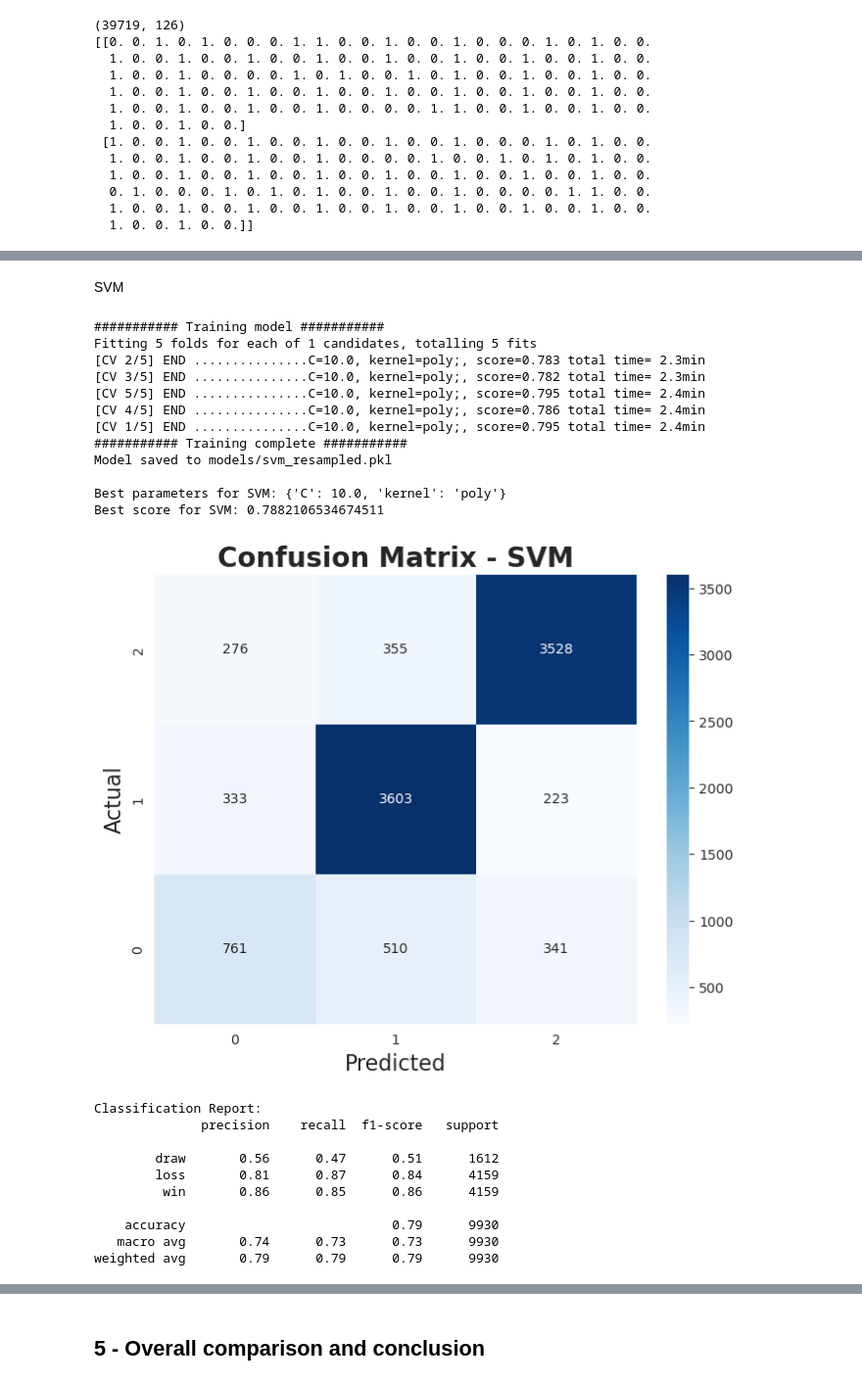
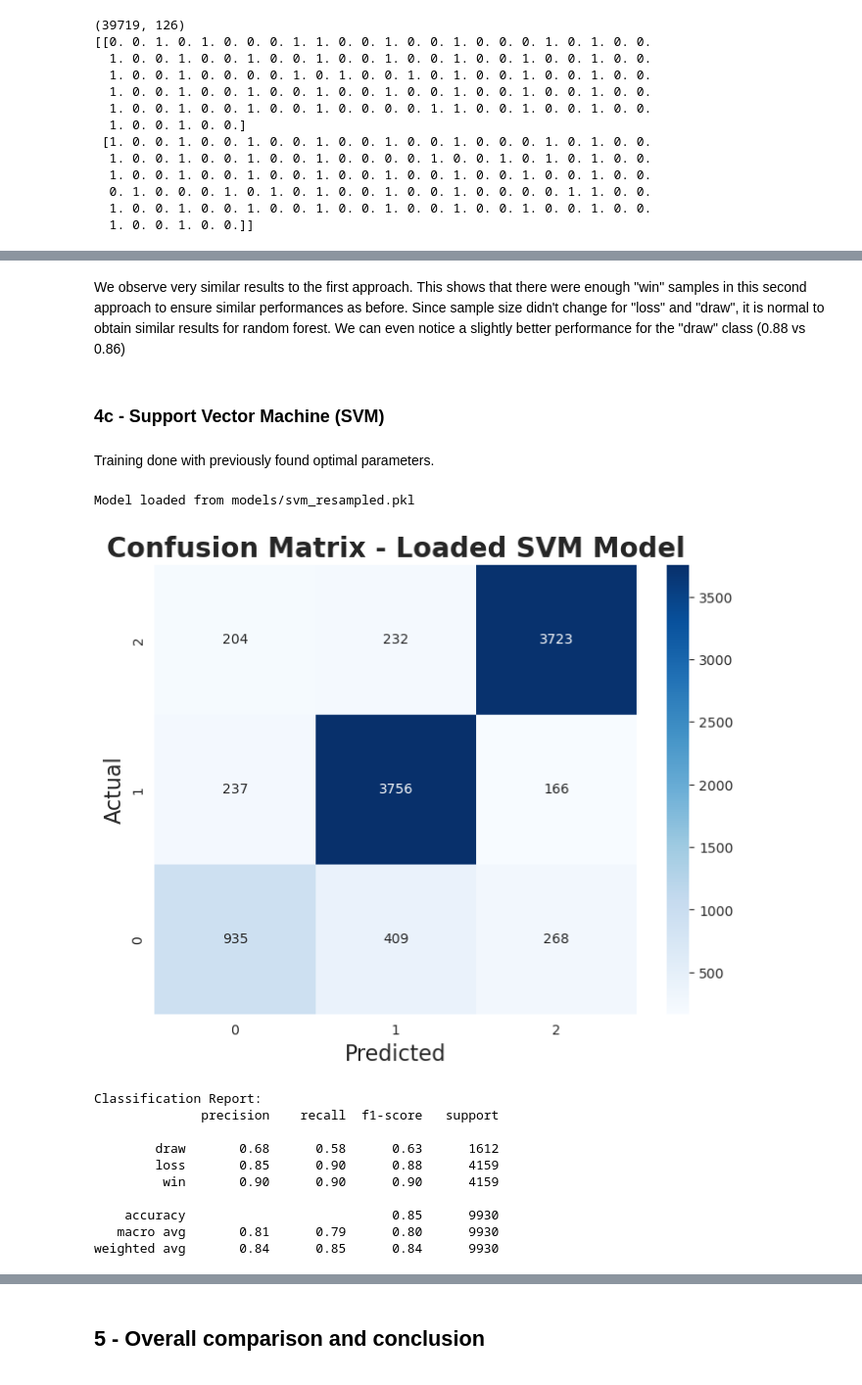
Before and after one commit to ali-hou-supaero/ML_Connect4_Project, a Jupyter notebook: project.ipynb, the cells around one changed output, grey strips where cells are left out. Shown at 98% size. Drawn from its saved outputs; the diff is of its cells as text; code cells hidden in the pictures.

```diff
--- a/project.ipynb
+++ b/project.ipynb
@@ -521,7 +525,7 @@ if choice == 'train':
     }
 
     # Initialize the classifier
-    xgb = XGBClassifier(use_label_encoder=False, eval_metric='mlogloss', random_state=42)
+    xgb = XGBClassifier(eval_metric='mlogloss', random_state=42)
 
     # Initialize GridSearchCV for XGBoost
     grid_search_xgb = GridSearchCV(estimator=xgb, param_grid=param_grid_xgb, cv=5, n_jobs=-1, verbose=3)
@@ -685,6 +695,6 @@ RANDOM FOREST
 # %%
-choice = input("Do you want to train the Random Forest model or load it? (type 'train' or 'load'): ").strip().lower()
-model_name = input("Enter Random Forest model filename to create or load (e.g., rf.pkl): ").strip()
+choice = input("Do you want to train the Random Forest model RESAMPLED or load it? (type 'train' or 'load'): ").strip().lower()
+model_name = input("Enter Random Forest model filename to create or load (e.g., rf_resampled.pkl): ").strip()
 
 model_path = os.path.join("models", model_name)
 
@@ -695,11 +705,15 @@ if choice == 'train':
 
     # Define the parameter grid for Random Forest
     param_grid_rf = {
+        # Number of trees in the forest. More trees = better generalization, but slower training.
         'n_estimators': [200],
-        # 'max_depth': [None, 10, 20, 30],
-        # 'min_samples_split': [2, 5, 10],
-        # 'min_samples_leaf': [1, 2, 4]
-    }
+
+        # Maximum depth of each tree. None means nodes are expanded until all leaves are pure. This impacts complexity and overfitting.
+        'max_depth': [None],
+
+        # Minimum number of samples required to be at a leaf node. Higher values reduce overfitting.
+        'min_samples_leaf': [1]
+        }
 
     # Initialize the classifiers
     rf = RandomForestClassifier(random_state=42)
@@ -764,8 +767,12 @@ weighted avg       0.75      0.77      0.75      9930
-# %% [markdown]
-SVM
+# %% [markdown]
+We observe very similar results to the first approach. This shows that there were enough "win" samples in this second approach to ensure similar performances as before. Since sample size didn't change for "loss" and "draw", it is normal to obtain similar results for random forest. We can even notice a slightly better performance for the "draw" class (0.88 vs 0.86)
+# %% [markdown]
+### 4c - Support Vector Machine (SVM)
+# %% [markdown]
+Training done with previously found optimal parameters.
 # %%
-choice = input("Do you want to train the SVM model or load it? (type 'train' or 'load'): ").strip().lower()
-model_name = input("Enter SVM model filename to create or load (e.g., svm.pkl): ").strip()
+choice = input("Do you want to train the SVM model RESAMPLED or load it? (type 'train' or 'load'): ").strip().lower()
+model_name = input("Enter SVM model filename to create or load (e.g., svm_resampled.pkl): ").strip()
 
 model_path = os.path.join("models", model_name)
 
@@ -775,10 +782,12 @@ if choice == 'train':
 
     # Define the parameter grid for SVM
     param_grid_svm = {
-        # 'C': [0.1, 1.0, 10.0],  # Regularization parameter
-        # 'kernel': ['rbf', 'poly', 'sigmoid']
+
+        # Regularization strength. Lower values allow more misclassification (softer margin), higher values enforce stricter separation.
         'C': [10.0],
-        'kernel': ['poly']
+
+        # Kernel type. 'rbf' captures non-linear patterns well; 'poly' can model interactions but is sensitive to degree.
+        'kernel': ['poly'],
     }
 
     # Initialize the classifier
@@ -790,53 +799,42 @@ if choice == 'train':
     # Perform grid search for SVM
     grid_search_svm.fit(X_train, y_train)
     print("########### Training complete ###########")
 
     # Save or overwrite
     joblib.dump(grid_search_svm.best_estimator_, model_path)
     print(f"Model saved to {model_path}\n")
 
     print(f"Best parameters for SVM: {grid_search_svm.best_params_}")
     print(f"Best score for SVM: {grid_search_svm.best_score_}")
 
     # Evaluate the best SVM model on the test set
     best_svm = grid_search_svm.best_estimator_
     y_pred_svm = best_svm.predict(X_test)
 
     performance_display(y_test, y_pred_svm, "SVM")
 
 elif choice == 'load':
     if os.path.exists(model_path):
         model = joblib.load(model_path)
         print(f"Model loaded from {model_path}")
         y_pred_svm = model.predict(X_test)
         performance_display(y_test, y_pred_svm, "Loaded SVM Model")
 
     else:
         print(f"No model found at {model_path}. Please train it first.")
 
 else:
     print("Invalid choice. Please type 'train' or 'load'.")
 # %% [output]
-########### Training model ###########
-Fitting 5 folds for each of 1 candidates, totalling 5 fits
-[CV 2/5] END ...............C=10.0, kernel=poly;, score=0.783 total time= 2.3min
-[CV 3/5] END ...............C=10.0, kernel=poly;, score=0.782 total time= 2.3min
-[CV 5/5] END ...............C=10.0, kernel=poly;, score=0.795 total time= 2.4min
-[CV 4/5] END ...............C=10.0, kernel=poly;, score=0.786 total time= 2.4min
-[CV 1/5] END ...............C=10.0, kernel=poly;, score=0.795 total time= 2.4min
-########### Training complete ###########
-Model saved to models/svm_resampled.pkl
-
-Best parameters for SVM: {'C': 10.0, 'kernel': 'poly'}
-Best score for SVM: 0.7882106534674511
+Model loaded from models/svm_resampled.pkl
-[figure, old version]
+[figure, new version]
 Classification Report:
               precision    recall  f1-score   support
 
-        draw       0.56      0.47      0.51      1612
-        loss       0.81      0.87      0.84      4159
-         win       0.86      0.85      0.86      4159
+        draw       0.68      0.58      0.63      1612
+        loss       0.85      0.90      0.88      4159
+         win       0.90      0.90      0.90      4159
 
-    accuracy                           0.79      9930
-   macro avg       0.74      0.73      0.73      9930
-weighted avg       0.79      0.79      0.79      9930
+    accuracy                           0.85      9930
+   macro avg       0.81      0.79      0.80      9930
+weighted avg       0.84      0.85      0.84      9930
```
Also changed, not shown: parts of 24 cells of this notebook, 6 other files.
